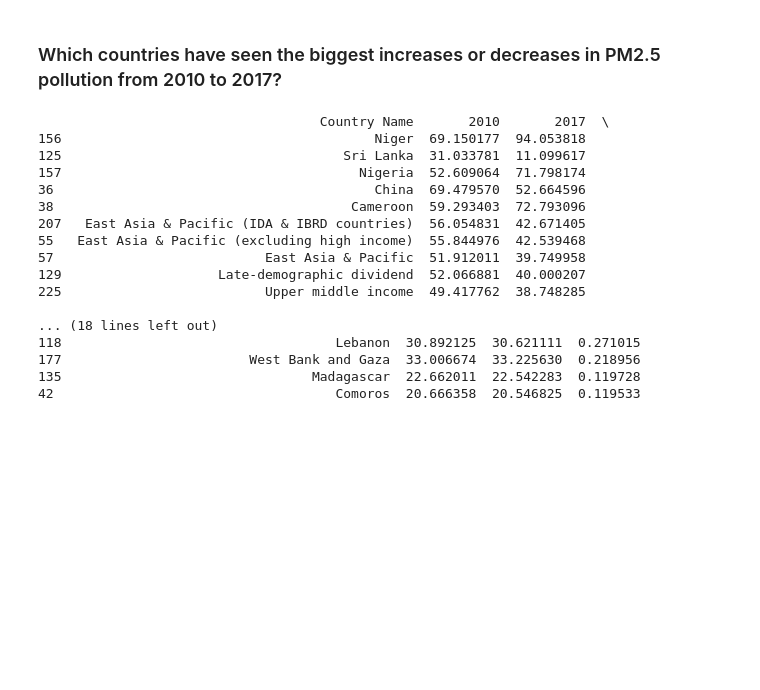
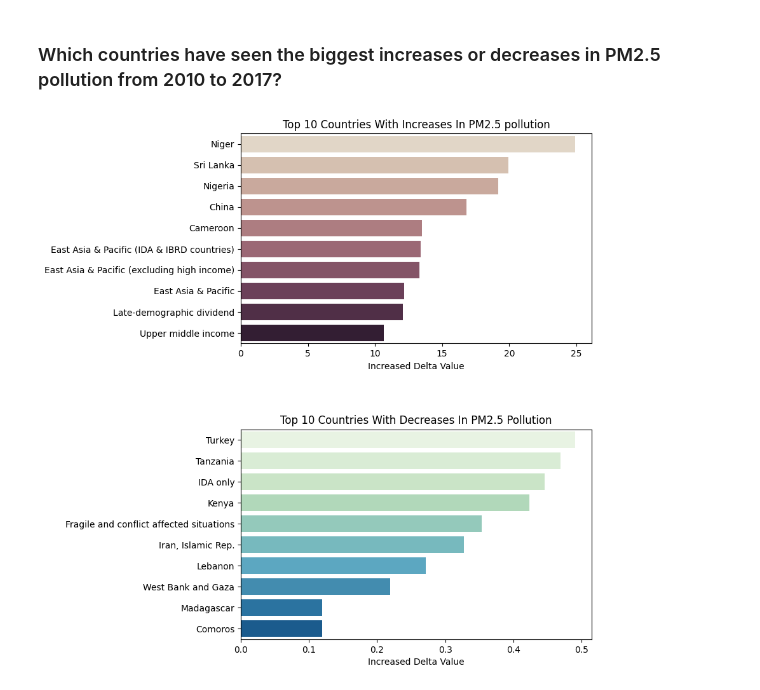
Before and after one commit to dwhiteman57/python_seaborn_portfolio, a Jupyter notebook: pm2_5_global_air_pollution.ipynb, the cells around one changed output. Saved outputs shown, nothing was run; the diff lists cells and outputs as text; code cells hidden in the pictures; blank space fills up the shorter version.

```diff
--- a/pm2_5_global_air_pollution.ipynb
+++ b/pm2_5_global_air_pollution.ipynb
@@ -104,35 +116,52 @@ plt.show()
 # %%
 # Calculate absolute change from 2010 to 2017
 pm_pol['Delta'] = abs(pm_pol['2010'] - pm_pol['2017'])
 
 # Sort by absolute change
 pm_pol_sorted = pm_pol.sort_values('Delta', ascending=False)
 
 # Get top 10 increases
-print(pm_pol_sorted.iloc[0:10][['Country Name', '2010', '2017', 'Delta']])
+# print(pm_pol_sorted.iloc[0:10][['Country Name', '2010', '2017', 'Delta']])
 
 # Get top 10 decreases
-print(pm_pol_sorted.iloc[-10:][['Country Name', '2010', '2017', 'Delta']])
+# print(pm_pol_sorted.iloc[-10:][['Country Name', '2010', '2017', 'Delta']])
 
 
 
+# formatting barplot code
+plt.rcParams["figure.autolayout"] = True
+plt.rcParams["figure.figsize"] = [10.00, 10.00]
+f, axes = plt.subplots(2, 1)
 
-# sns.displot(kind="hist", data=plants, x="Plant_height", hue="PH", col="PH")
+
+# country increases plot
+cntry_increases = sns.barplot(data=pm_pol_sorted.iloc[0:10],
+                              x="Delta",
+                              y="Country Name",
+                              palette="ch:.25",
+                              errcolor="grey",
+                              ax=axes[0])
+
+cntry_increases.set(title="Top 10 Countries With Increases In PM2.5 pollution",
+                    xlabel="Increased Delta Value",
+                    ylabel="")
+
+
+# country decreases plot
+cntry_decreases = sns.barplot(data=pm_pol_sorted.iloc[-10:],
+                              x="Delta",
+                              y="Country Name",
+                              palette="GnBu",
+                              errcolor="grey",
+                              ax=axes[1])
+
+cntry_decreases.set(title="Top 10 Countries With Decreases In PM2.5 Pollution",
+                    xlabel="Increased Delta Value",
+                    ylabel="")
+
+
+# Minor formatting
+f.tight_layout(pad=5.0)
+plt.show()
 # %% [output]
-                                    Country Name       2010       2017  \
-156                                        Niger  69.150177  94.053818
-125                                    Sri Lanka  31.033781  11.099617
-157                                      Nigeria  52.609064  71.798174
-36                                         China  69.479570  52.664596
-38                                      Cameroon  59.293403  72.793096
-207   East Asia & Pacific (IDA & IBRD countries)  56.054831  42.671405
-55   East Asia & Pacific (excluding high income)  55.844976  42.539468
-57                           East Asia & Pacific  51.912011  39.749958
-129                    Late-demographic dividend  52.066881  40.000207
-225                          Upper middle income  49.417762  38.748285
-
-... (18 lines left out)
-118                                   Lebanon  30.892125  30.621111  0.271015
-177                        West Bank and Gaza  33.006674  33.225630  0.218956
-135                                Madagascar  22.662011  22.542283  0.119728
-42                                    Comoros  20.666358  20.546825  0.119533
+[figure, added]
```
Also changed, not shown: parts of 5 cells of this notebook.
